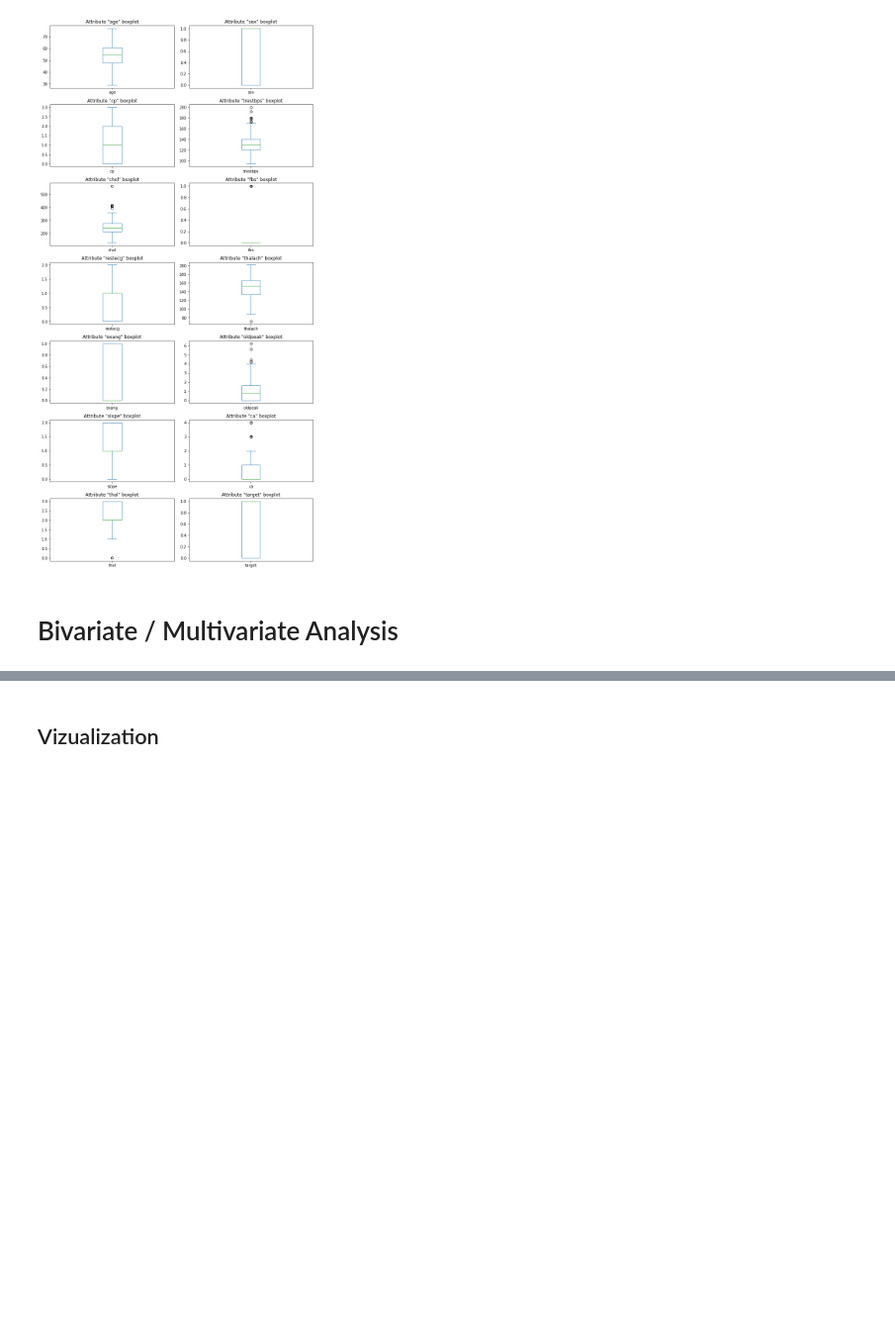
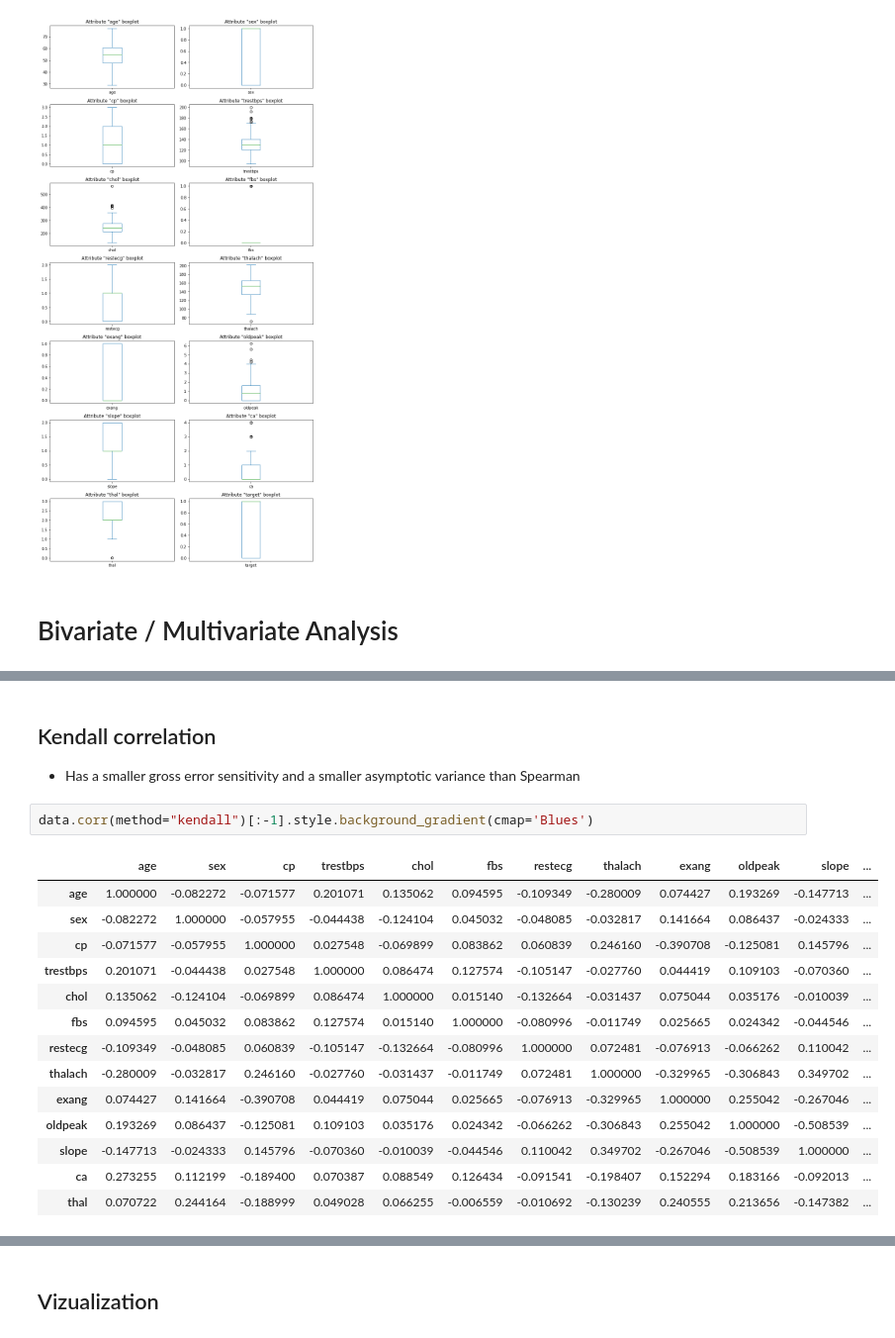
Before and after one commit to Amihaeseisergiu/Data-Mining, a Jupyter notebook: DM_hw1.ipynb, the cells around one changed output, grey strips where cells are left out. Shown at 99% size. Cells and saved outputs as stored; diff of their text form; blank space fills up the shorter version.

```diff
--- a/DM_hw1.ipynb
+++ b/DM_hw1.ipynb
@@ -263,0 +277,20 @@ TODO: spearman correlation and pearson correlation
+# %% [markdown]
+## Kendall correlation
+ * Has a smaller gross error sensitivity and a smaller asymptotic variance than Spearman
+# %%
+data.corr(method="kendall")[:-1].style.background_gradient(cmap='Blues')
+# %% [output]
+|  | age | sex | cp | trestbps | chol | fbs | restecg | thalach | exang | oldpeak | slope | ... |
+| age | 1.000000 | -0.082272 | -0.071577 | 0.201071 | 0.135062 | 0.094595 | -0.109349 | -0.280009 | 0.074427 | 0.193269 | -0.147713 | ... |
+| sex | -0.082272 | 1.000000 | -0.057955 | -0.044438 | -0.124104 | 0.045032 | -0.048085 | -0.032817 | 0.141664 | 0.086437 | -0.024333 | ... |
+| cp | -0.071577 | -0.057955 | 1.000000 | 0.027548 | -0.069899 | 0.083862 | 0.060839 | 0.246160 | -0.390708 | -0.125081 | 0.145796 | ... |
+| trestbps | 0.201071 | -0.044438 | 0.027548 | 1.000000 | 0.086474 | 0.127574 | -0.105147 | -0.027760 | 0.044419 | 0.109103 | -0.070360 | ... |
+| chol | 0.135062 | -0.124104 | -0.069899 | 0.086474 | 1.000000 | 0.015140 | -0.132664 | -0.031437 | 0.075044 | 0.035176 | -0.010039 | ... |
+| fbs | 0.094595 | 0.045032 | 0.083862 | 0.127574 | 0.015140 | 1.000000 | -0.080996 | -0.011749 | 0.025665 | 0.024342 | -0.044546 | ... |
+| restecg | -0.109349 | -0.048085 | 0.060839 | -0.105147 | -0.132664 | -0.080996 | 1.000000 | 0.072481 | -0.076913 | -0.066262 | 0.110042 | ... |
+| thalach | -0.280009 | -0.032817 | 0.246160 | -0.027760 | -0.031437 | -0.011749 | 0.072481 | 1.000000 | -0.329965 | -0.306843 | 0.349702 | ... |
+| exang | 0.074427 | 0.141664 | -0.390708 | 0.044419 | 0.075044 | 0.025665 | -0.076913 | -0.329965 | 1.000000 | 0.255042 | -0.267046 | ... |
+| oldpeak | 0.193269 | 0.086437 | -0.125081 | 0.109103 | 0.035176 | 0.024342 | -0.066262 | -0.306843 | 0.255042 | 1.000000 | -0.508539 | ... |
+| slope | -0.147713 | -0.024333 | 0.145796 | -0.070360 | -0.010039 | -0.044546 | 0.110042 | 0.349702 | -0.267046 | -0.508539 | 1.000000 | ... |
+| ca | 0.273255 | 0.112199 | -0.189400 | 0.070387 | 0.088549 | 0.126434 | -0.091541 | -0.198407 | 0.152294 | 0.183166 | -0.092013 | ... |
+| thal | 0.070722 | 0.244164 | -0.188999 | 0.049028 | 0.066255 | -0.006559 | -0.010692 | -0.130239 | 0.240555 | 0.213656 | -0.147382 | ... |
```
Also changed, not shown: parts of 19 cells of this notebook.
